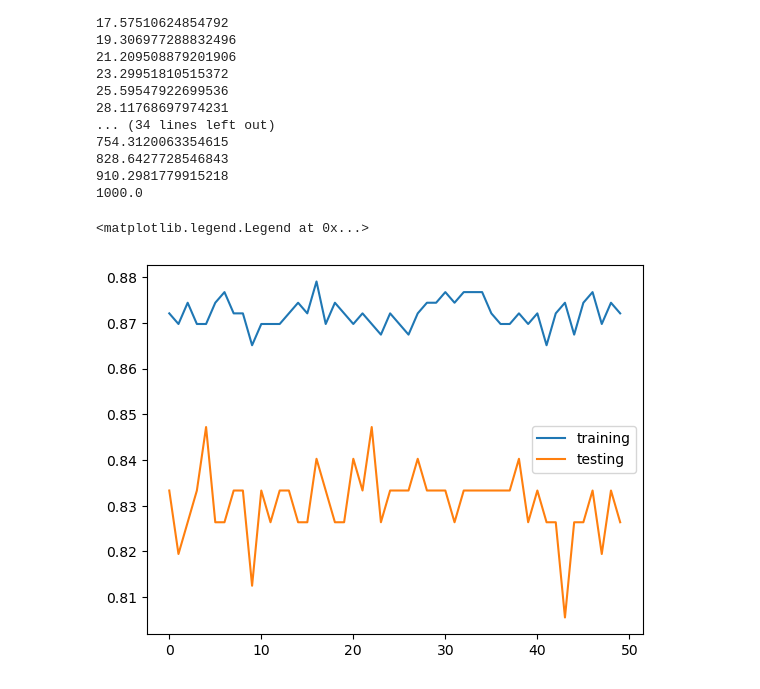
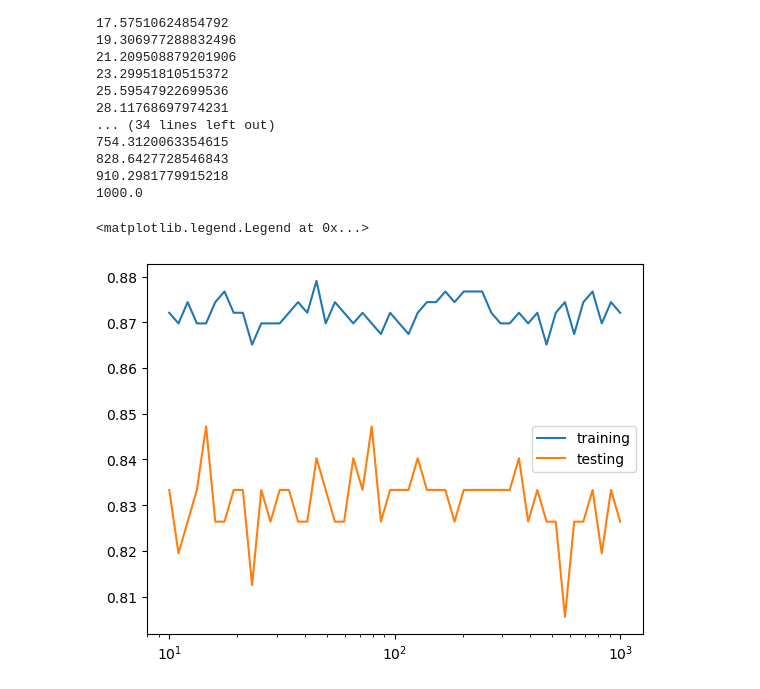
Before and after one commit to zeroday-zaddy/cs422-project, a Jupyter notebook: project2.ipynb, the cells around one changed output. Drawn from its saved outputs; the diff is of its cells as text; code cells hidden in the pictures.

```diff
--- a/project2.ipynb
+++ b/project2.ipynb
@@ -104,12 +104,12 @@ for C in C_vals:
 1000.0
 # %%
 
-plt.plot(train_scores, label='training')
-plt.plot(test_scores, label='testing')
-#plt.xticks(ticks=np.arange(C_vals.shape[0]),labels=C_vals,rotation=45)
+plt.plot(C_vals, train_scores, label='training')
+plt.plot(C_vals, test_scores, label='testing')
+plt.xscale('log')
 plt.legend()
 
 #plt.xticks(C_vals)
 # %% [output]
 <matplotlib.legend.Legend at 0x...>
-[figure, old version]
+[figure, new version]
```
